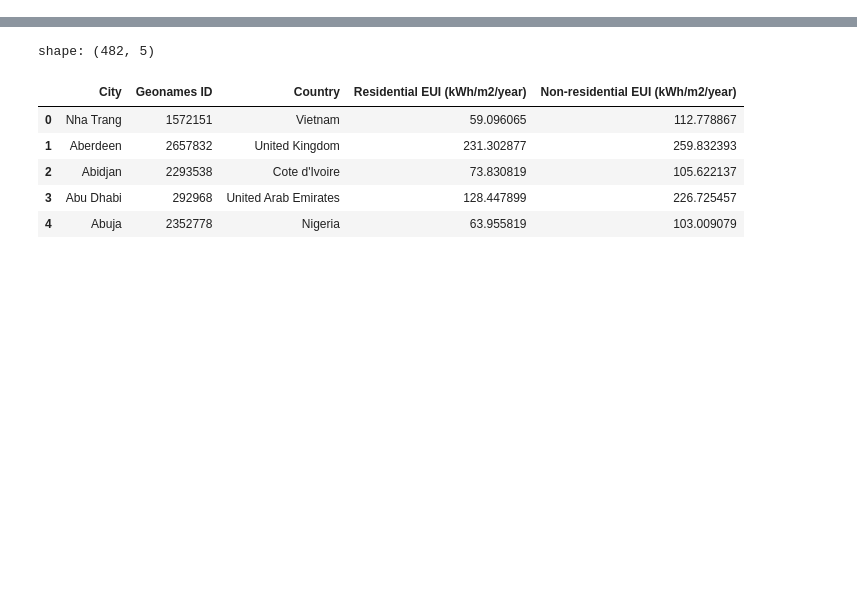
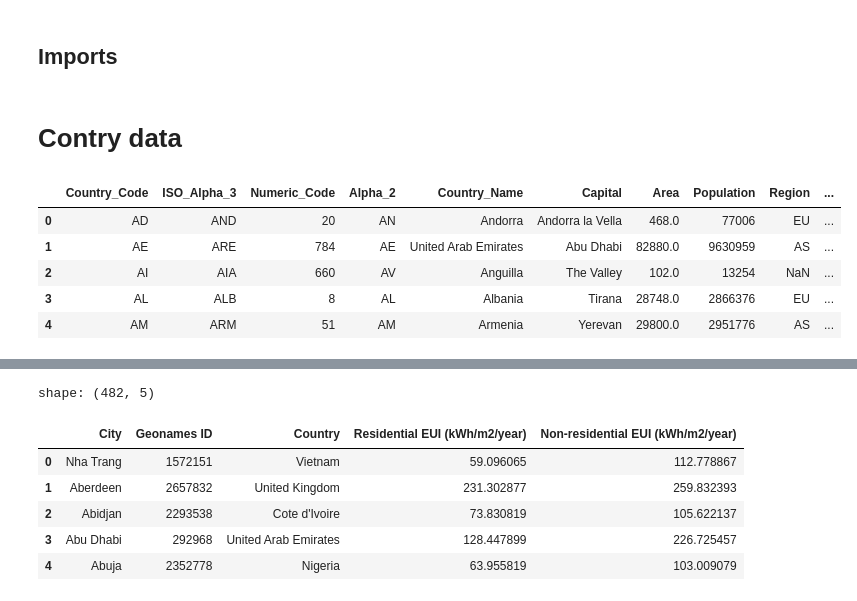
Before and after one commit to AliciaXia222/Capstone-Team-Climate-Trace, a Jupyter notebook: notebooks/Base_Model.ipynb, the cells around one changed output, grey strips where cells are left out. Cells and saved outputs as stored; diff of their text form; code cells hidden in the pictures; blank space fills up the shorter version.

```diff
--- a/notebooks/Base_Model.ipynb
+++ b/notebooks/Base_Model.ipynb
@@ -1,3 +1,5 @@
+# %% [markdown]
+## Imports
 # %%
 # IMPORTS
 #ML
@@ -23,4 +24,39 @@ import pygrib
 import zipfile
 import os
 import gdown
+# %% [markdown]
+# Contry data
+# %%
+country_info_path = "https://drive.google.com/uc?id=1xfYlruvfAi6yieOd_S69pPYWphckRLr5&export=download"
+
+column_names = [
+    'Country_Code',        # Alpha-2 code
+    'ISO_Alpha_3',        # Alpha-3 code
+    'Numeric_Code',        # Numeric code
+    'Alpha_2',            # Alpha-2 code (duplicate)
+    'Country_Name',       # Name of the country
+    'Capital',            # Capital city
+    'Area',               # Area in square kilometers
+    'Population',         # Population
+    'Region',             # Region
+    'TLD',                # Top-level domain
+    'Currency_Code',      # Currency code
+    'Currency_Name',      # Currency name
+    'Currency_Numeric',   # Numeric currency code
+    'Additional_Info'     # Additional information
+]
+
+country_info_df = pd.read_csv(
+    country_info_path, delimiter="\t", comment="#", on_bad_lines="skip", header=None
+)
+
+country_info_df.columns = column_names
+country_info_df.head()
+# %% [output]
+|  | Country_Code | ISO_Alpha_3 | Numeric_Code | Alpha_2 | Country_Name | Capital | Area | Population | Region | ... |
+| 0 | AD | AND | 20 | AN | Andorra | Andorra la Vella | 468.0 | 77006 | EU | ... |
+| 1 | AE | ARE | 784 | AE | United Arab Emirates | Abu Dhabi | 82880.0 | 9630959 | AS | ... |
+| 2 | AI | AIA | 660 | AV | Anguilla | The Valley | 102.0 | 13254 | NaN | ... |
+| 3 | AL | ALB | 8 | AL | Albania | Tirana | 28748.0 | 2866376 | EU | ... |
+| 4 | AM | ARM | 51 | AM | Armenia | Yerevan | 29800.0 | 2951776 | AS | ... |
 # %% [markdown]
```
Also changed, not shown: parts of 54 cells of this notebook, 7 other files.
